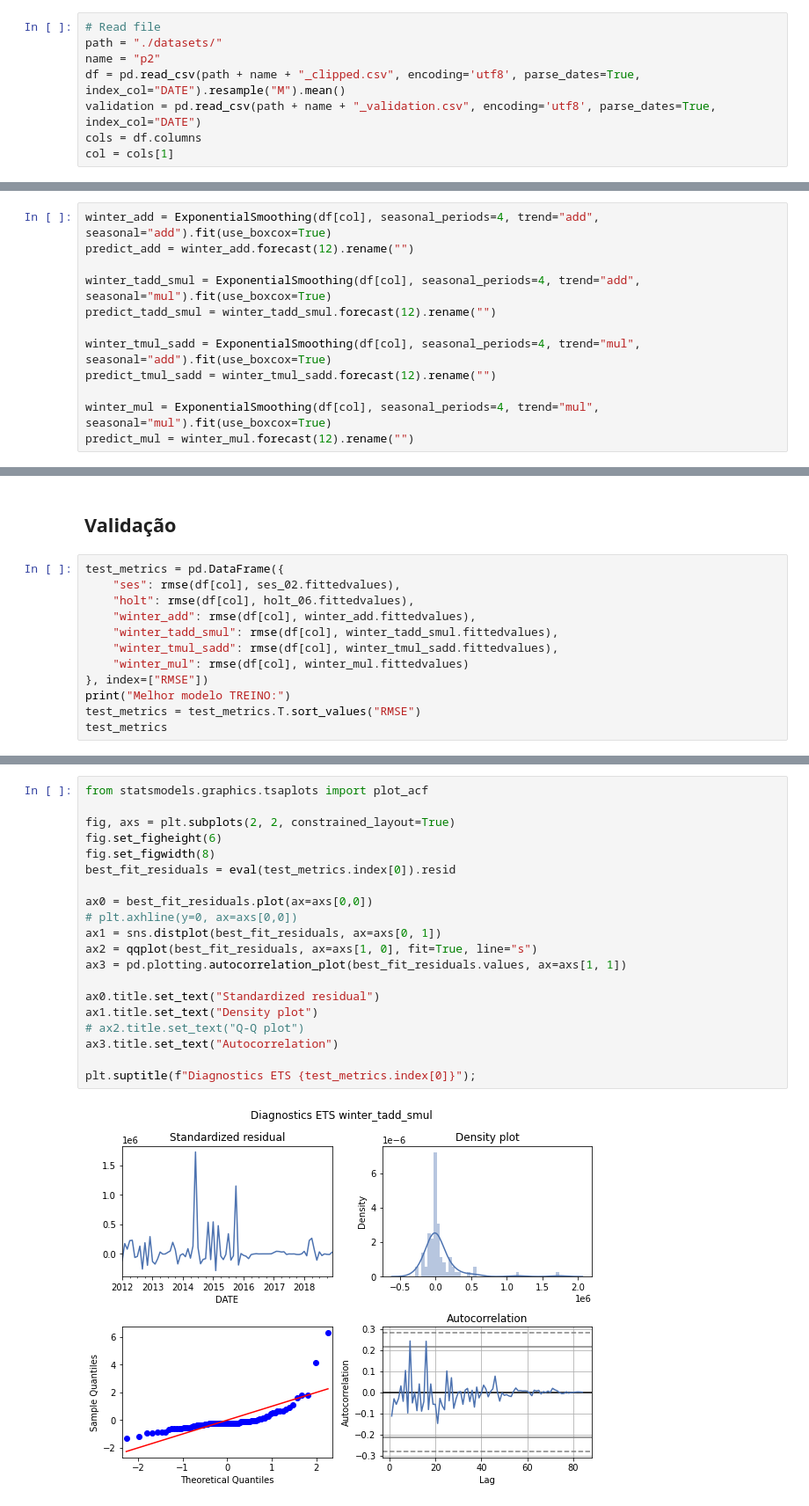
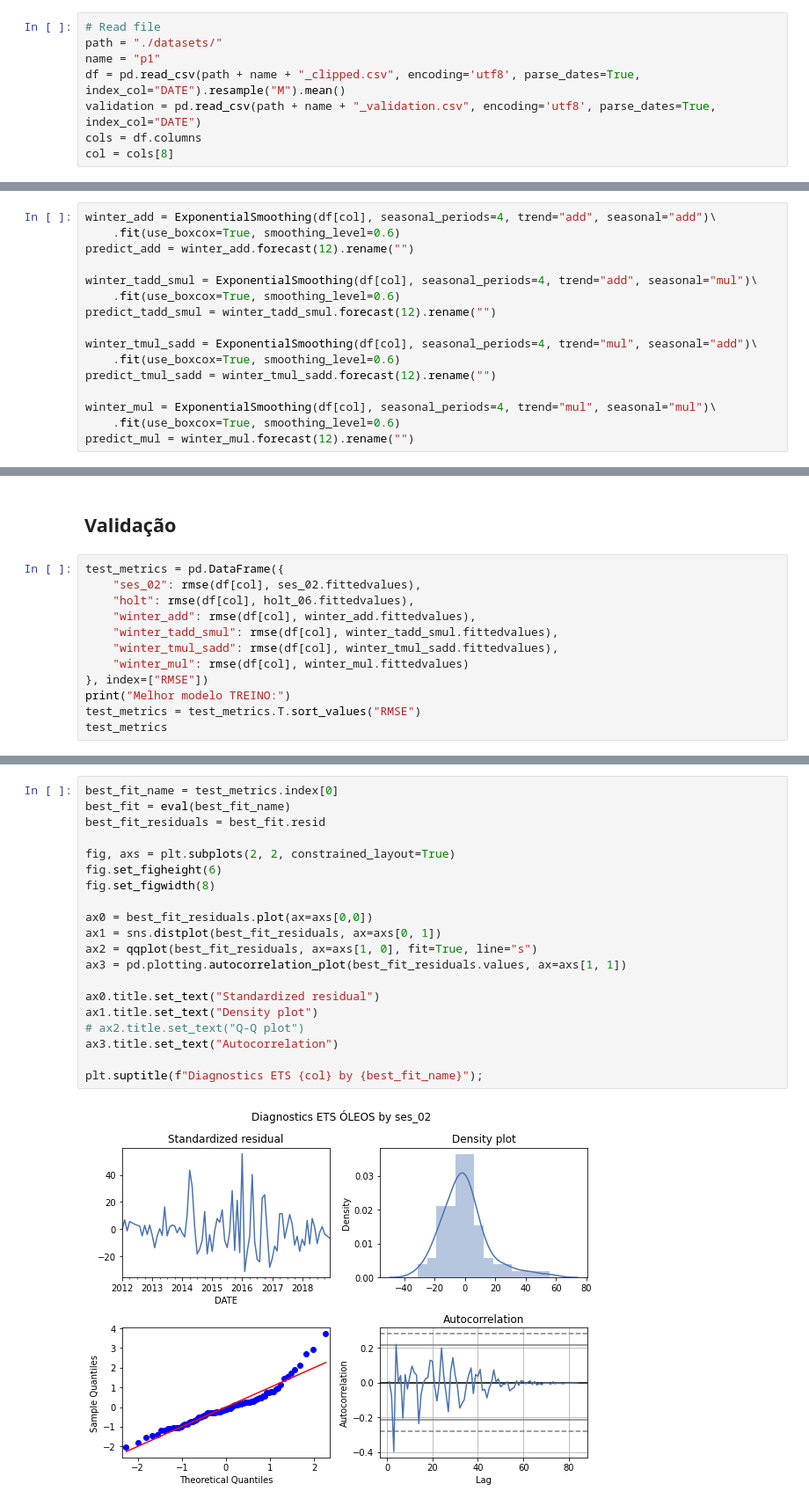
Before and after one commit to vcwild/wtp-model, a Jupyter notebook: ets.ipynb, the cells around one changed output, grey strips where cells are left out. Shown: that part at 88% size. Cells and saved outputs as stored; diff of their text form.

```diff
--- a/ets.ipynb
+++ b/ets.ipynb
@@ -25,11 +28,11 @@ warnings.filterwarnings('ignore')
 # %%
 # Read file
 path = "./datasets/"
-name = "p2"
+name = "p1"
 df = pd.read_csv(path + name + "_clipped.csv", encoding='utf8', parse_dates=True, index_col="DATE").resample("M").mean()
 validation = pd.read_csv(path + name + "_validation.csv", encoding='utf8', parse_dates=True, index_col="DATE")
 cols = df.columns
-col = cols[1]
+col = cols[8]
 # %% [markdown]
 ## Método 1 -- Suavização Simples (SES)
 # %%
@@ -66,14 +69,18 @@ Método aplicado utilizando transformação de poder Boxcox (Boxcox Power Transf
 # %%
-winter_add = ExponentialSmoothing(df[col], seasonal_periods=4, trend="add", seasonal="add").fit(use_boxcox=True)
+winter_add = ExponentialSmoothing(df[col], seasonal_periods=4, trend="add", seasonal="add")\
+    .fit(use_boxcox=True, smoothing_level=0.6)
 predict_add = winter_add.forecast(12).rename("")
 
-winter_tadd_smul = ExponentialSmoothing(df[col], seasonal_periods=4, trend="add", seasonal="mul").fit(use_boxcox=True)
+winter_tadd_smul = ExponentialSmoothing(df[col], seasonal_periods=4, trend="add", seasonal="mul")\
+    .fit(use_boxcox=True, smoothing_level=0.6)
 predict_tadd_smul = winter_tadd_smul.forecast(12).rename("")
 
-winter_tmul_sadd = ExponentialSmoothing(df[col], seasonal_periods=4, trend="mul", seasonal="add").fit(use_boxcox=True)
+winter_tmul_sadd = ExponentialSmoothing(df[col], seasonal_periods=4, trend="mul", seasonal="add")\
+    .fit(use_boxcox=True, smoothing_level=0.6)
 predict_tmul_sadd = winter_tmul_sadd.forecast(12).rename("")
 
-winter_mul = ExponentialSmoothing(df[col], seasonal_periods=4, trend="mul", seasonal="mul").fit(use_boxcox=True)
+winter_mul = ExponentialSmoothing(df[col], seasonal_periods=4, trend="mul", seasonal="mul")\
+    .fit(use_boxcox=True, smoothing_level=0.6)
 predict_mul = winter_mul.forecast(12).rename("")
 # %%
 # plot séries
@@ -101,7 +108,7 @@ plt.legend(loc="upper left");
 ## Validação
 # %%
 test_metrics = pd.DataFrame({
-    "ses": rmse(df[col], ses_02.fittedvalues),
+    "ses_02": rmse(df[col], ses_02.fittedvalues),
     "holt": rmse(df[col], holt_06.fittedvalues),
     "winter_add": rmse(df[col], winter_add.fittedvalues),
     "winter_tadd_smul": rmse(df[col], winter_tadd_smul.fittedvalues),
@@ -125,25 +130,25 @@ plt.add_subplot()
 # %%
-from statsmodels.graphics.tsaplots import plot_acf
+best_fit_name = test_metrics.index[0]
+best_fit = eval(best_fit_name)
+best_fit_residuals = best_fit.resid
 
 fig, axs = plt.subplots(2, 2, constrained_layout=True)
 fig.set_figheight(6)
 fig.set_figwidth(8)
-best_fit_residuals = eval(test_metrics.index[0]).resid
 
 ax0 = best_fit_residuals.plot(ax=axs[0,0])
-# plt.axhline(y=0, ax=axs[0,0])
 ax1 = sns.distplot(best_fit_residuals, ax=axs[0, 1])
 ax2 = qqplot(best_fit_residuals, ax=axs[1, 0], fit=True, line="s")
 ax3 = pd.plotting.autocorrelation_plot(best_fit_residuals.values, ax=axs[1, 1])
 
 ax0.title.set_text("Standardized residual")
 ax1.title.set_text("Density plot")
 # ax2.title.set_text("Q-Q plot")
 ax3.title.set_text("Autocorrelation")
 
-plt.suptitle(f"Diagnostics ETS {test_metrics.index[0]}");
+plt.suptitle(f"Diagnostics ETS {col} by {best_fit_name}");
 # %% [output]
-[figure, old version]
+[figure, new version]
 # %%
 validation_metrics = pd.DataFrame({
     "ses": rmse(validation[col], ses_predict_02),
```
Also changed, not shown: parts of 12 cells of this notebook.
